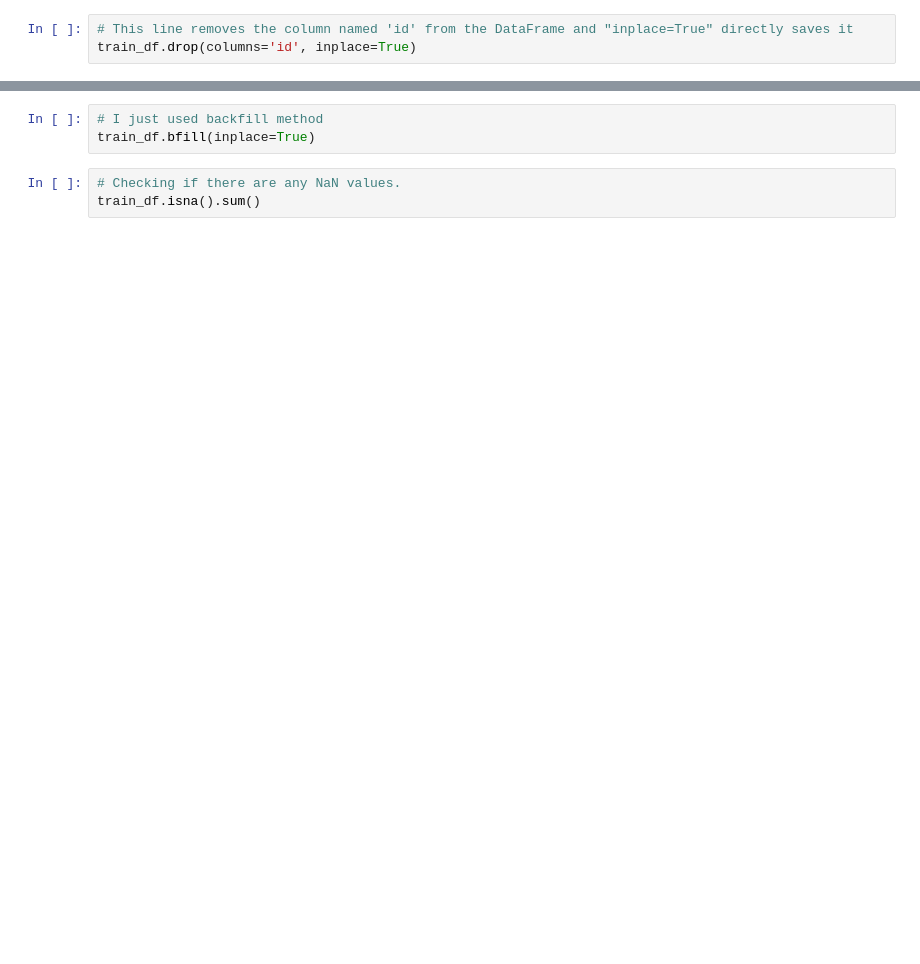
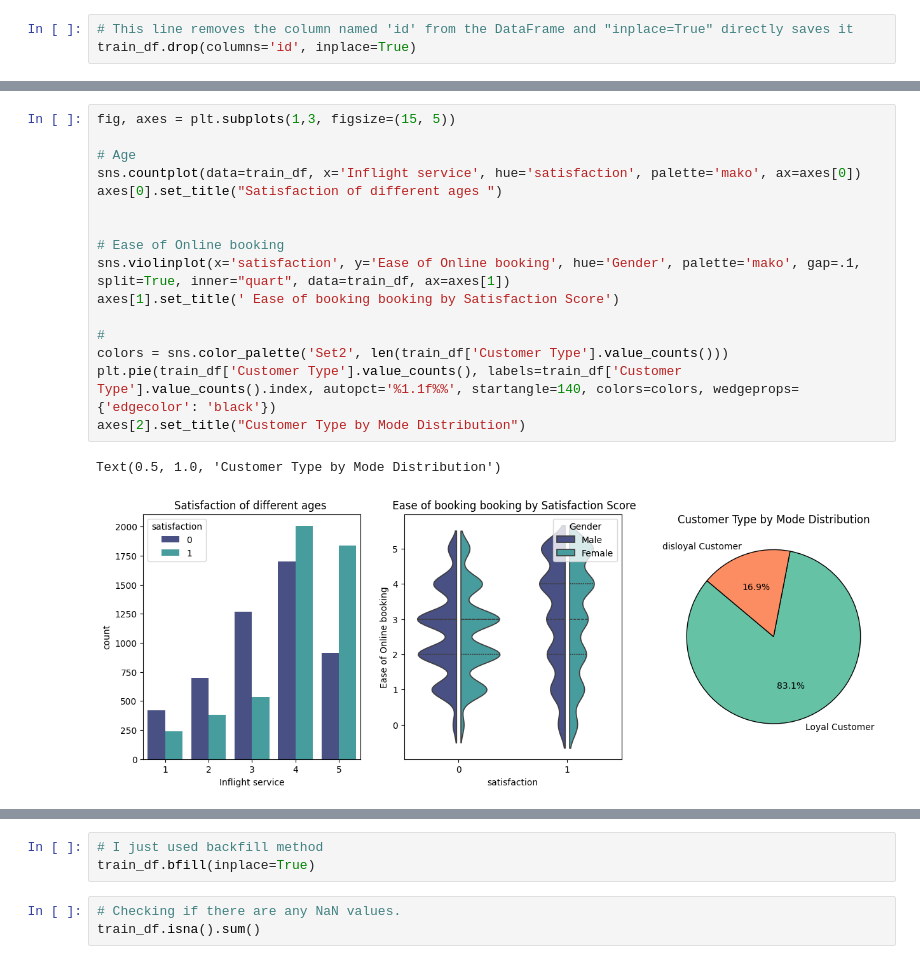
Before and after one commit to amirbek-akramov/SatisfactionOfAirlinePassengers, a Jupyter notebook: Jupyter_Notebook.ipynb, the cells around one changed output, grey strips where cells are left out. Cells and saved outputs as stored; diff of their text form; blank space fills up the shorter version.

```diff
--- a/Jupyter_Notebook.ipynb
+++ b/Jupyter_Notebook.ipynb
@@ -38,0 +99,19 @@ train_df.info()
+# %%
+fig, axes = plt.subplots(1,3, figsize=(15, 5))
+
+# Age
+sns.countplot(data=train_df, x='Inflight service', hue='satisfaction', palette='mako', ax=axes[0])
+axes[0].set_title("Satisfaction of different ages ")
+
+
+# Ease of Online booking
+sns.violinplot(x='satisfaction', y='Ease of Online booking', hue='Gender', palette='mako', gap=.1, split=True, inner="quart", data=train_df, ax=axes[1])
+axes[1].set_title(' Ease of booking booking by Satisfaction Score')
+
+#
+colors = sns.color_palette('Set2', len(train_df['Customer Type'].value_counts()))
+plt.pie(train_df['Customer Type'].value_counts(), labels=train_df['Customer Type'].value_counts().index, autopct='%1.1f%%', startangle=140, colors=colors, wedgeprops={'edgecolor': 'black'})
+axes[2].set_title("Customer Type by Mode Distribution")
+# %% [output]
+Text(0.5, 1.0, 'Customer Type by Mode Distribution')
+[figure, added]
```
Also changed, not shown: parts of 20 cells of this notebook.
